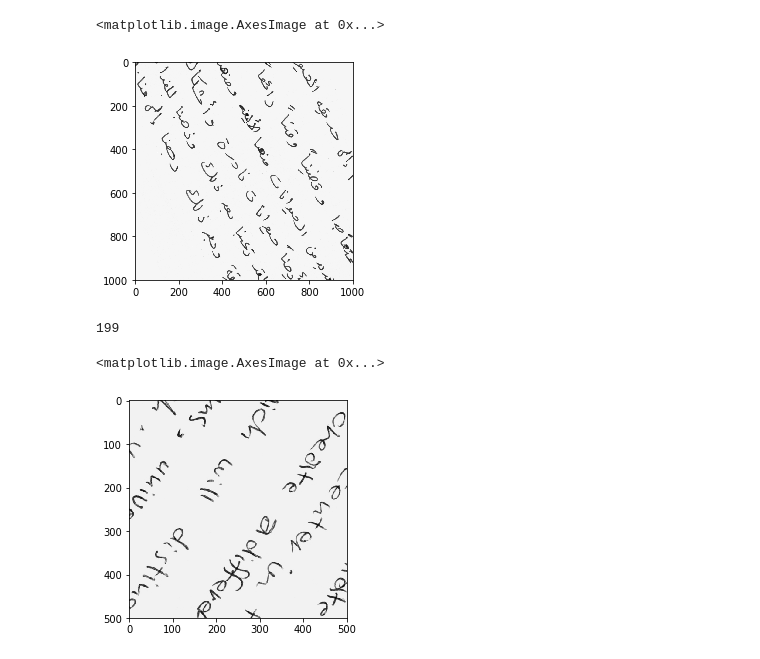
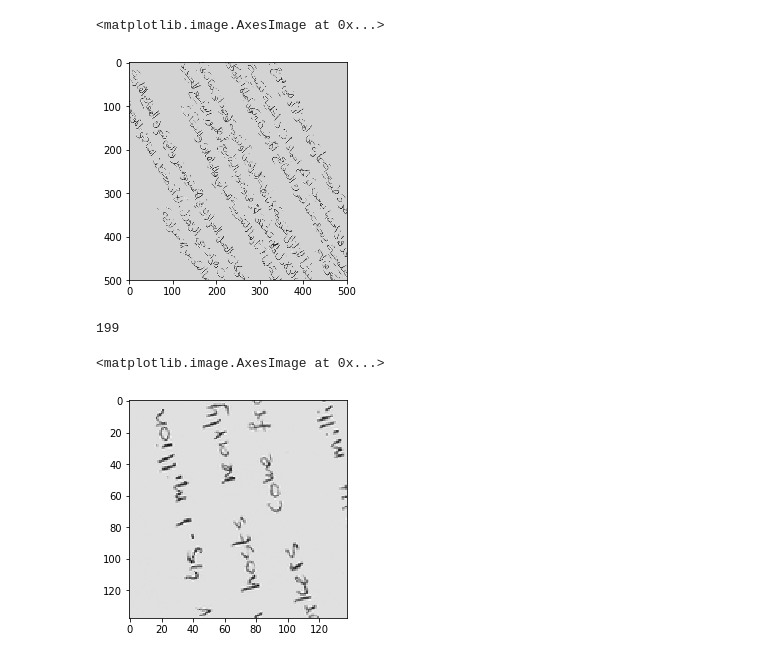
Before and after one commit to Jean1995/MaschLernen, a Jupyter notebook: handwriting/model.ipynb, the cells around one changed output. Drawn from its saved outputs; the diff is of its cells as text; code cells hidden in the pictures.

```diff
--- a/handwriting/model.ipynb
+++ b/handwriting/model.ipynb
@@ -21,14 +21,14 @@ def crop_center(img,cropx,cropy):
 # %%
 #Test importing and cropping image to center
 
 image = color.rgb2gray(mpimg.imread('data_prepared/1.png'))
 plt.imshow(image, cmap='gray') # show image in grayscale
 
-image = crop_center(image, 1000, 1000)
+image = crop_center(image, 500, 500)
 plt.imshow(image, cmap='gray') # show image in grayscale
 # %% [output]
 <matplotlib.image.AxesImage at 0x...>
-[figure, old version]
+[figure, new version]
 # %%
 def import_image_and_crop(datapath,crop_size=1000):
     ''' Read the image, convert it to grayscale, and use only the (crop_size x crop_size) center'''
@@ -59,9 +59,9 @@ for counter, number_of_file in enumerate(datanames):
 # %% [output]
 199
 # %%
-plt.imshow(X_train_pre[68,:,:], cmap='gray') # show image in grayscale
+plt.imshow(X_train_pre[63,:,:], cmap='gray') # show image in grayscale, now squared and in the middle
 # %% [output]
 <matplotlib.image.AxesImage at 0x...>
-[figure, old version]
+[figure, new version]
 # %%
 # load angle list
```
Also changed, not shown: parts of 8 cells of this notebook, 2 other files.
